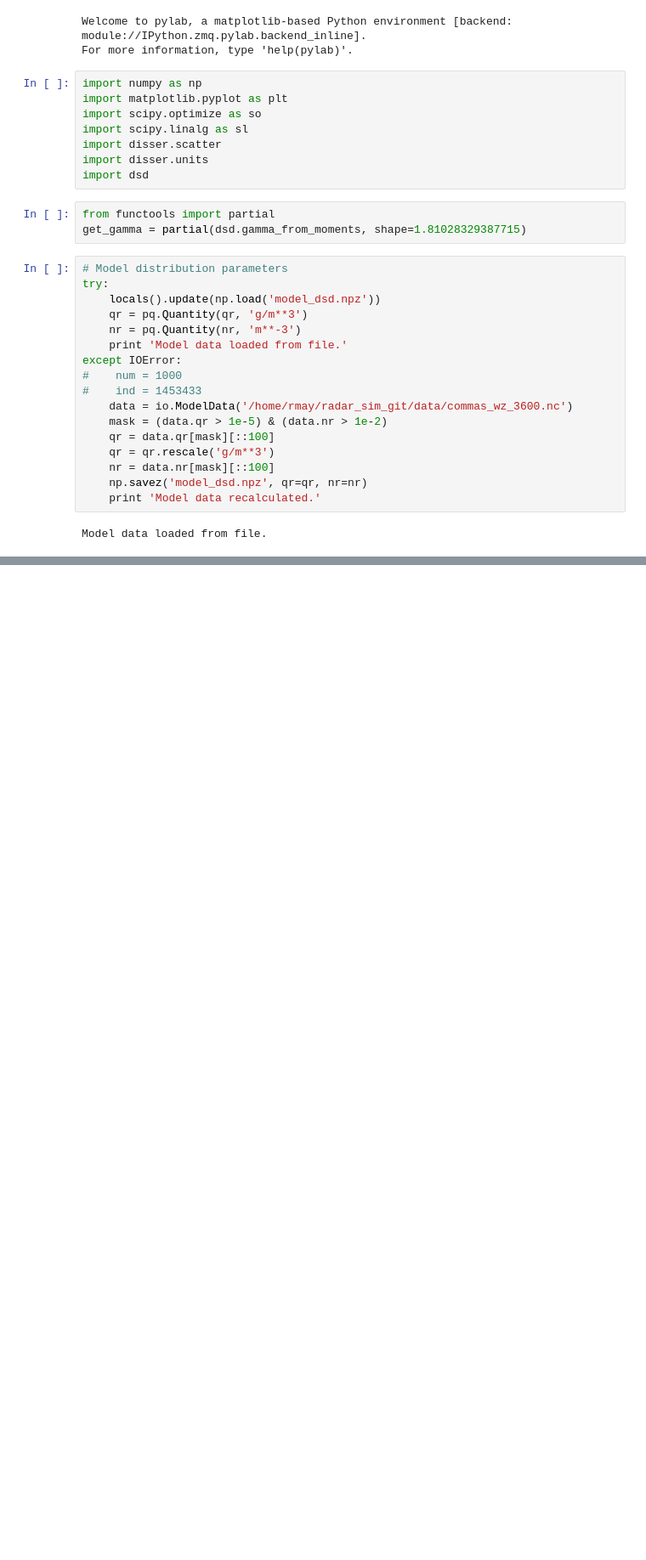
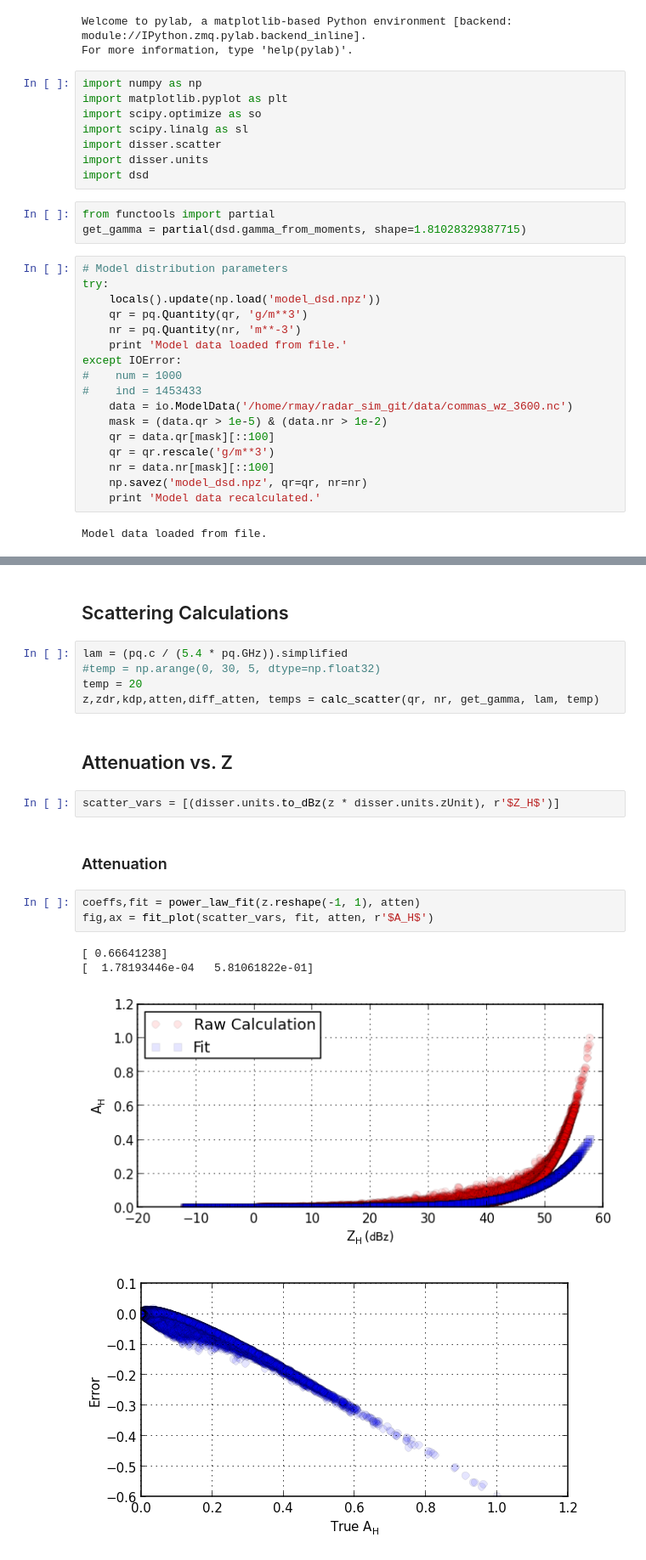
Before and after one commit to dopplershift/DissertationCode, a Jupyter notebook: notebooks/Regression.ipynb, the cells around one changed output, grey strips where cells are left out. Shown at 85% size. Saved outputs shown, nothing was run; the diff lists cells and outputs as text; blank space fills up the shorter version.

```diff
--- a/notebooks/Regression.ipynb
+++ b/notebooks/Regression.ipynb
@@ -86 +118,22 @@ def fit_plot(x_vars, y_fit, y_truth, ylabel):
     return fig, axes
+# %% [markdown]
+## Scattering Calculations
+# %%
+lam = (pq.c / (5.4 * pq.GHz)).simplified
+#temp = np.arange(0, 30, 5, dtype=np.float32)
+temp = 20
+z,zdr,kdp,atten,diff_atten, temps = calc_scatter(qr, nr, get_gamma, lam, temp)
+# %% [markdown]
+## Attenuation vs. Z
+# %%
+scatter_vars = [(disser.units.to_dBz(z * disser.units.zUnit), r'$Z_H$')]
+# %% [markdown]
+### Attenuation
+# %%
+coeffs,fit = power_law_fit(z.reshape(-1, 1), atten)
+fig,ax = fit_plot(scatter_vars, fit, atten, r'$A_H$')
+# %% [output]
+[ 0.66641238]
+[  1.78193446e-04   5.81061822e-01]
+[figure, added]
+[figure, added]
```
Also changed, not shown: parts of 27 cells of this notebook.
